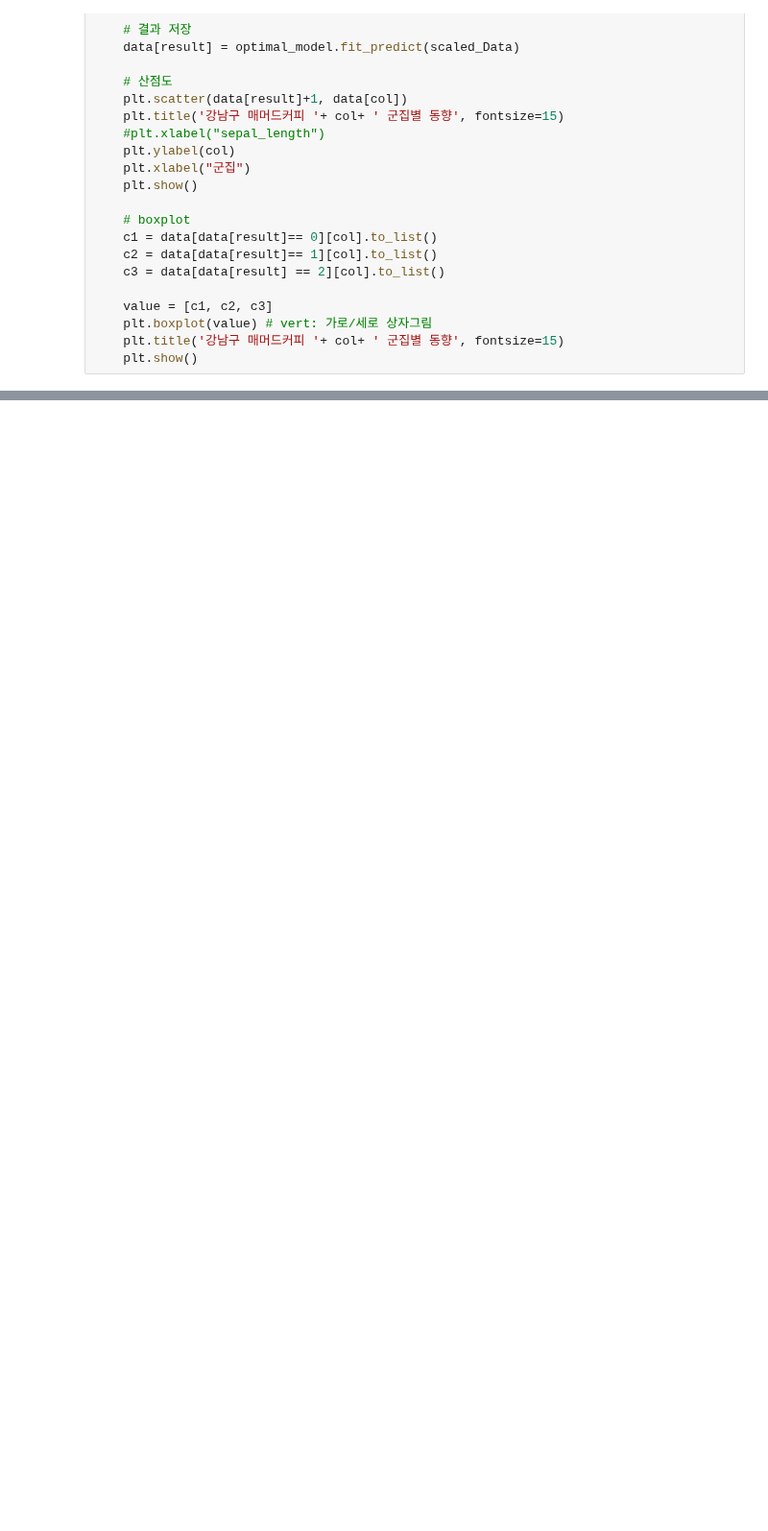
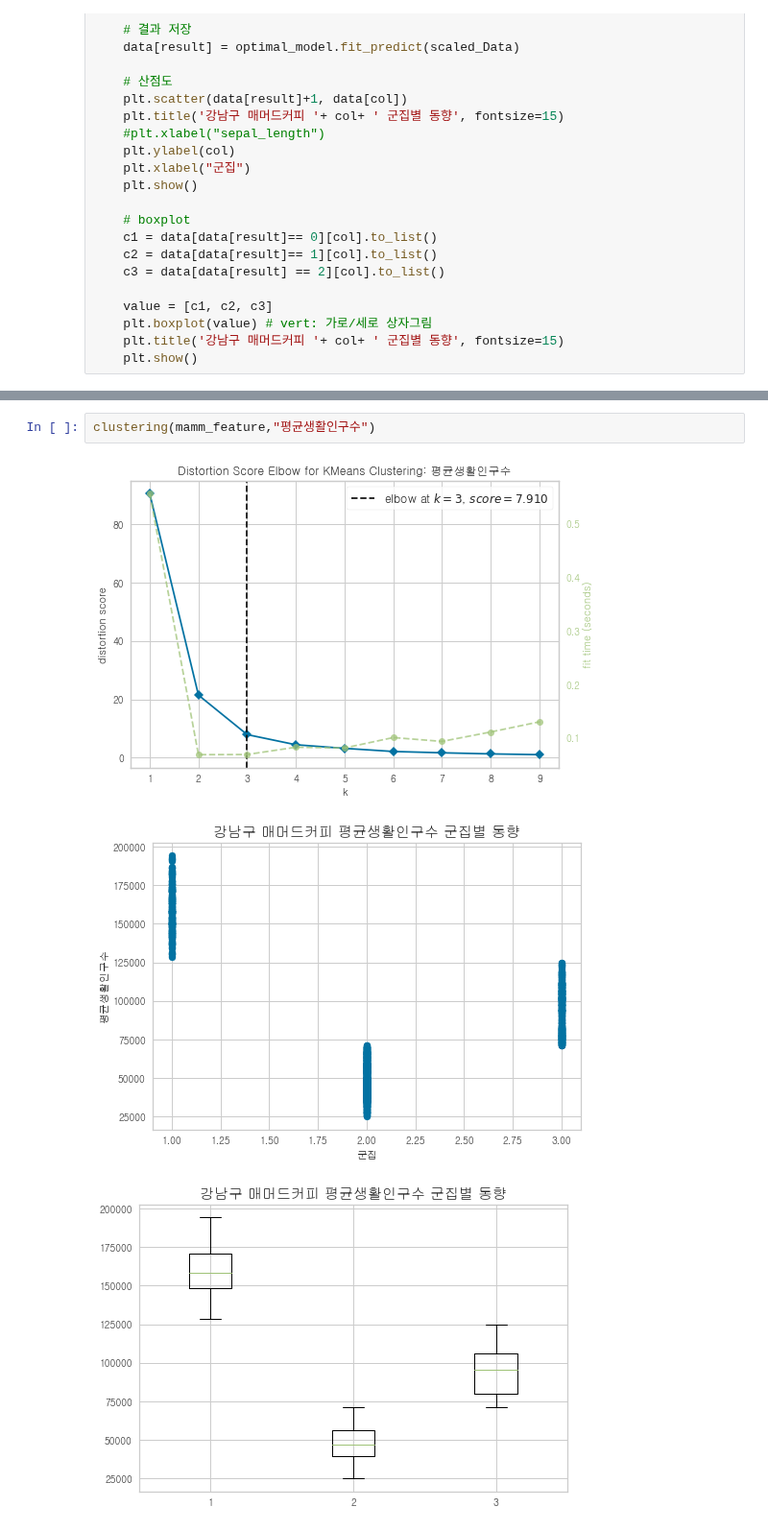
Before and after one commit to POSdata-Sales-Prediction/Store-operation-consulting, a Jupyter notebook: Modeling/Sub2/clustering.ipynb, the cells around one changed output, grey strips where cells are left out. Shown at 96% size. Saved outputs shown, nothing was run; the diff lists cells and outputs as text; blank space fills up the shorter version.

```diff
--- a/Modeling/Sub2/clustering.ipynb
+++ b/Modeling/Sub2/clustering.ipynb
@@ -96,0 +87,6 @@ mamm_sales
+# %%
+clustering(mamm_feature,"평균생활인구수")
+# %% [output]
+[figure, added]
+[figure, added]
+[figure, added]
```
Also changed, not shown: parts of 8 cells of this notebook, 2 other files.
